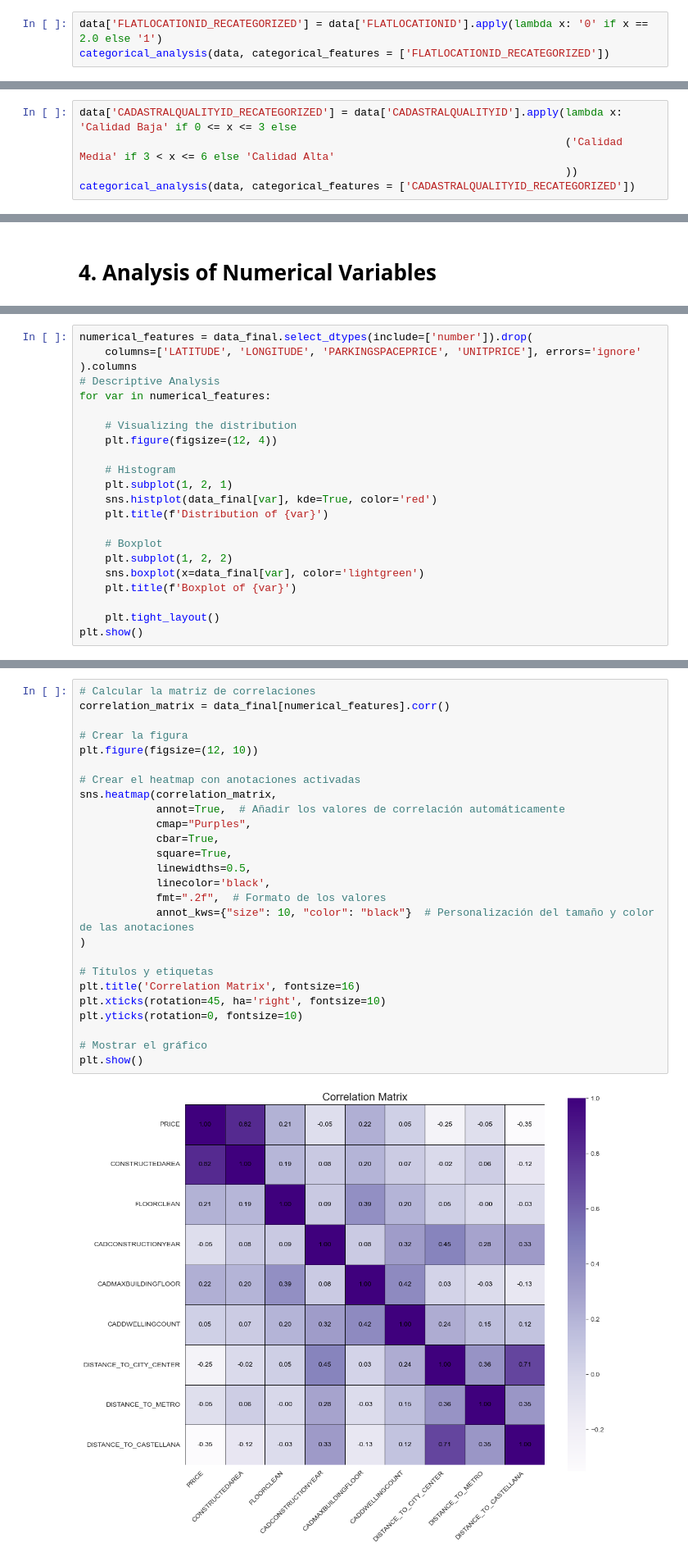
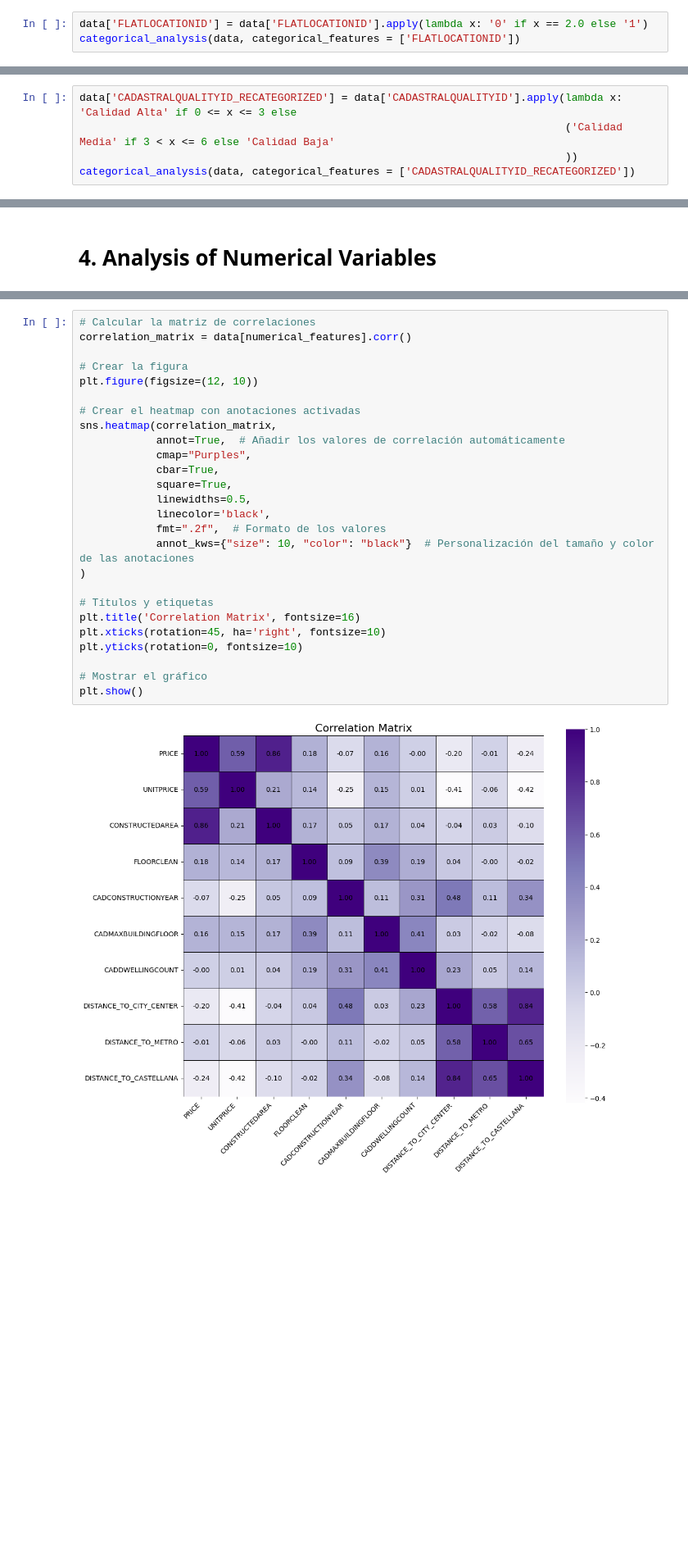
Before and after one commit to EstebannRomeroo/TFM, a Jupyter notebook: descriptive_analysis.ipynb, the cells around one changed output, grey strips where cells are left out. Shown at 82% size. Drawn from its saved outputs; the diff is of its cells as text; blank space fills up the shorter version.

Commit message:
data_final

```diff
--- a/descriptive_analysis.ipynb
+++ b/descriptive_analysis.ipynb
@@ -331,5 +313,5 @@ plot_categorical_features(data,categorical_features)
 # %%
-data['FLATLOCATIONID_RECATEGORIZED'] = data['FLATLOCATIONID'].apply(lambda x: '0' if x == 2.0 else '1')
-categorical_analysis(data, categorical_features = ['FLATLOCATIONID_RECATEGORIZED'])
+data['FLATLOCATIONID'] = data['FLATLOCATIONID'].apply(lambda x: '0' if x == 2.0 else '1')
+categorical_analysis(data, categorical_features = ['FLATLOCATIONID'])
 # %% [output]
 |  |  | values | percentage |
@@ -361,8 +345,8 @@ categorical_analysis(data, categorical_features = ['CADASTRALQUALITYID'])
 |  | 9.0 | 493 | 0.650370 |
 |  | 0.0 | 311 | 0.410274 |
 # %%
-data['CADASTRALQUALITYID_RECATEGORIZED'] = data['CADASTRALQUALITYID'].apply(lambda x: 'Calidad Baja' if 0 <= x <= 3 else
-                                                                            ('Calidad Media' if 3 < x <= 6 else 'Calidad Alta'
+data['CADASTRALQUALITYID_RECATEGORIZED'] = data['CADASTRALQUALITYID'].apply(lambda x: 'Calidad Alta' if 0 <= x <= 3 else
+                                                                            ('Calidad Media' if 3 < x <= 6 else 'Calidad Baja'
                                                                             ))
 categorical_analysis(data, categorical_features = ['CADASTRALQUALITYID_RECATEGORIZED'])
 # %% [output]
@@ -491,22 +441,0 @@ data_final.head()
-# %%
-numerical_features = data_final.select_dtypes(include=['number']).drop(
-    columns=['LATITUDE', 'LONGITUDE', 'PARKINGSPACEPRICE', 'UNITPRICE'], errors='ignore'
-).columns
-# Descriptive Analysis
-for var in numerical_features:
-
-    # Visualizing the distribution
-    plt.figure(figsize=(12, 4))
-
-    # Histogram
-    plt.subplot(1, 2, 1)
-    sns.histplot(data_final[var], kde=True, color='red')
-    plt.title(f'Distribution of {var}')
-
-    # Boxplot
-    plt.subplot(1, 2, 2)
-    sns.boxplot(x=data_final[var], color='lightgreen')
-    plt.title(f'Boxplot of {var}')
-
-    plt.tight_layout()
-plt.show()
@@ -523,28 +442,28 @@ plt.show()
 # %%
 # Calcular la matriz de correlaciones
-correlation_matrix = data_final[numerical_features].corr()
+correlation_matrix = data[numerical_features].corr()
 
 # Crear la figura
 plt.figure(figsize=(12, 10))
 
 # Crear el heatmap con anotaciones activadas
 sns.heatmap(correlation_matrix,
             annot=True,  # Añadir los valores de correlación automáticamente
             cmap="Purples",
             cbar=True,
             square=True,
             linewidths=0.5,
             linecolor='black',
             fmt=".2f",  # Formato de los valores
             annot_kws={"size": 10, "color": "black"}  # Personalización del tamaño y color de las anotaciones
 )
 
 # Títulos y etiquetas
 plt.title('Correlation Matrix', fontsize=16)
 plt.xticks(rotation=45, ha='right', fontsize=10)
 plt.yticks(rotation=0, fontsize=10)
 
 # Mostrar el gráfico
 plt.show()
 # %% [output]
-[figure, old version]
+[figure, new version]
```
Also changed, not shown: parts of 26 cells of this notebook, 27 other files.
